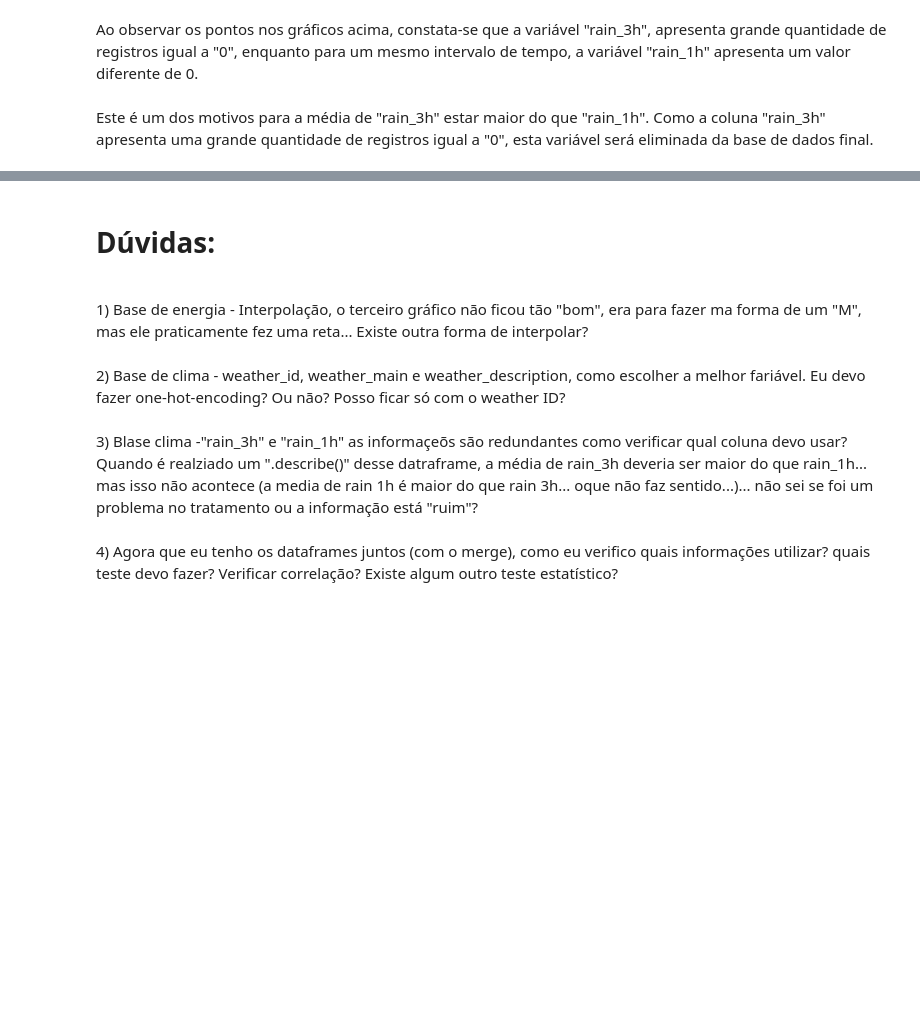
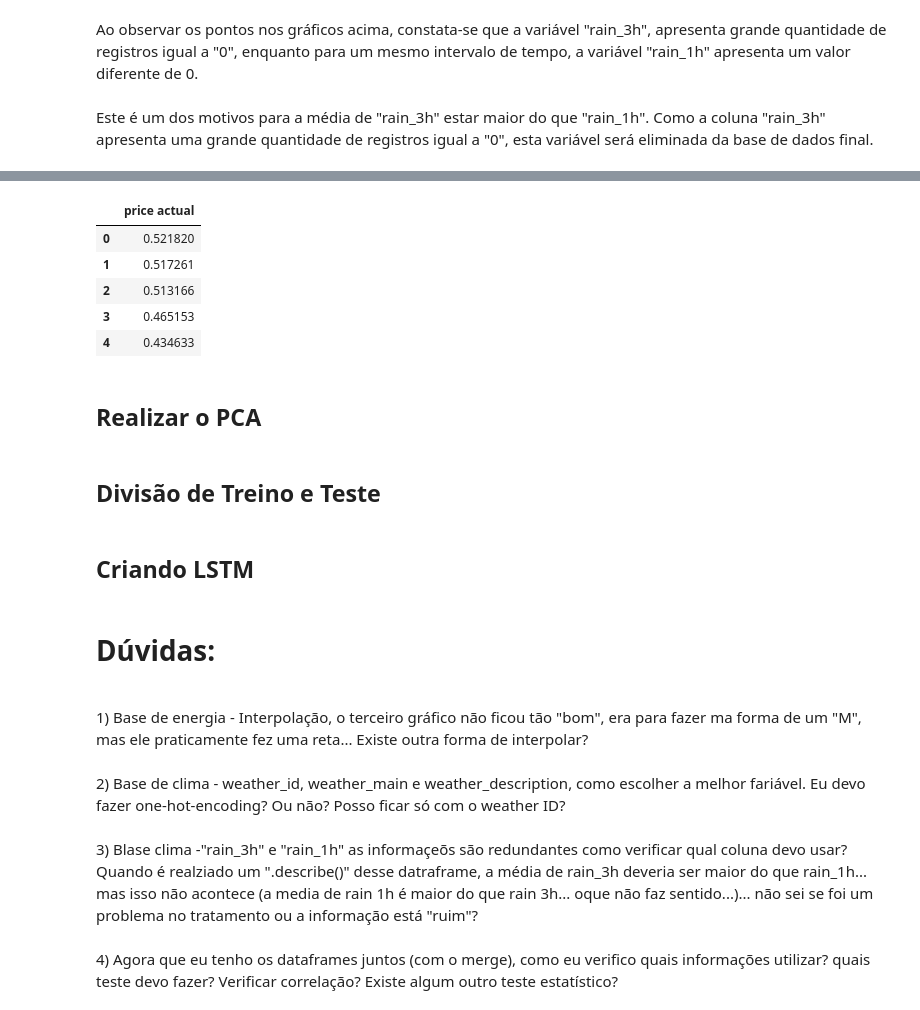
Before and after one commit to secretaria-ICA/Previsao_do_Preco_de_Energia, a Jupyter notebook: TCC_Energia.ipynb, the cells around one changed output, grey strips where cells are left out. Drawn from its saved outputs; the diff is of its cells as text; code cells hidden in the pictures; blank space fills up the shorter version.

```diff
--- a/TCC_Energia.ipynb
+++ b/TCC_Energia.ipynb
@@ -994,0 +1076,7 @@ very heavy rain_Seville                             NaN
+# %%
+# Criando o modelo escalar Min Max
+escala_alvo = MinMaxScaler(feature_range=(0, 1))
+
+# Treinar o modelo escalar acima. O método "fit_transform" retorna um objeto do tipo "numpy.array", será preciso converter este objeto
+df_variavel_alvo_normalizado = pd.DataFrame(escala_alvo.fit_transform(df_variavel_alvo[:].copy()), columns = ['price actual'])
+old_shape = df_variavel_alvo.shape
@@ -995,3 +1100,18 @@ very heavy rain_Seville                             NaN
+# %%
+df_variavel_alvo_normalizado.head()
+# %% [output]
+|  | price actual |
+| 0 | 0.521820 |
+| 1 | 0.517261 |
+| 2 | 0.513166 |
+| 3 | 0.465153 |
+| 4 | 0.434633 |
+# %% [markdown]
+## Realizar o PCA
+# %% [markdown]
+## Divisão de Treino e Teste
+# %% [markdown]
+## Criando LSTM
 # %% [markdown]
 # Dúvidas:
 <br>
```
Also changed, not shown: parts of 36 cells of this notebook.
